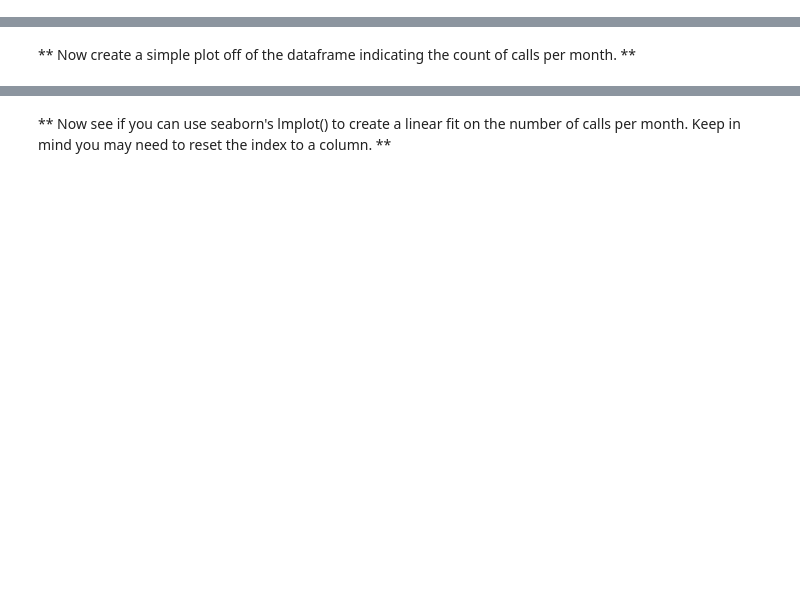
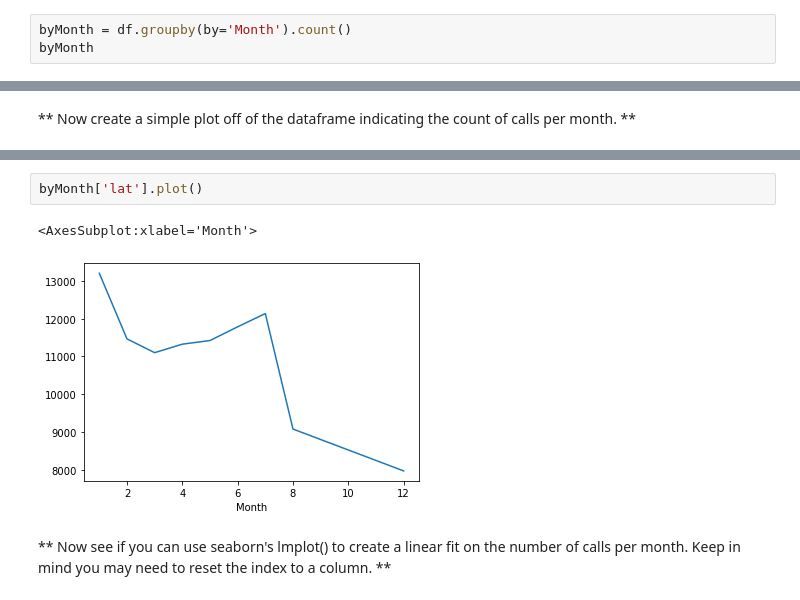
Before and after one commit to Eternatus29/python-project, a Jupyter notebook: Project_Questions_of_911_Calls_Data_Capstone_Project.ipynb, the cells around one changed output, grey strips where cells are left out. Cells and saved outputs as stored; diff of their text form; blank space fills up the shorter version.

```diff
--- a/Project_Questions_of_911_Calls_Data_Capstone_Project.ipynb
+++ b/Project_Questions_of_911_Calls_Data_Capstone_Project.ipynb
@@ -228,0 +191,3 @@ _____
+# %%
+byMonth = df.groupby(by='Month').count()
+byMonth
@@ -236,2 +208,7 @@ _____
+# %%
+byMonth['lat'].plot()
+# %% [output]
+<AxesSubplot:xlabel='Month'>
+[figure, added]
 # %% [markdown]
 ** Now see if you can use seaborn's lmplot() to create a linear fit on the number of calls per month. Keep in mind you may need to reset the index to a column. **
```
Also changed, not shown: parts of 33 cells of this notebook.
